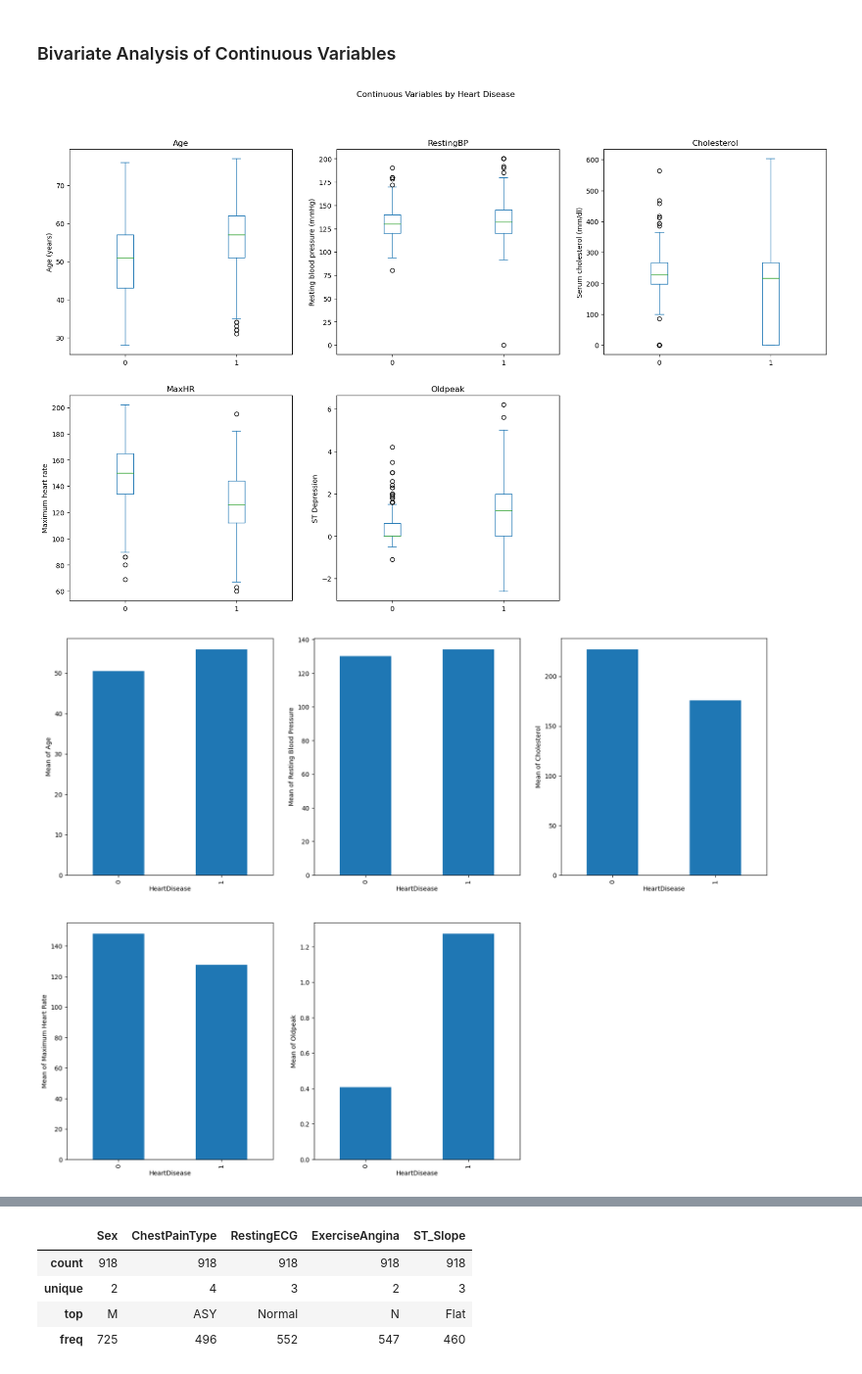
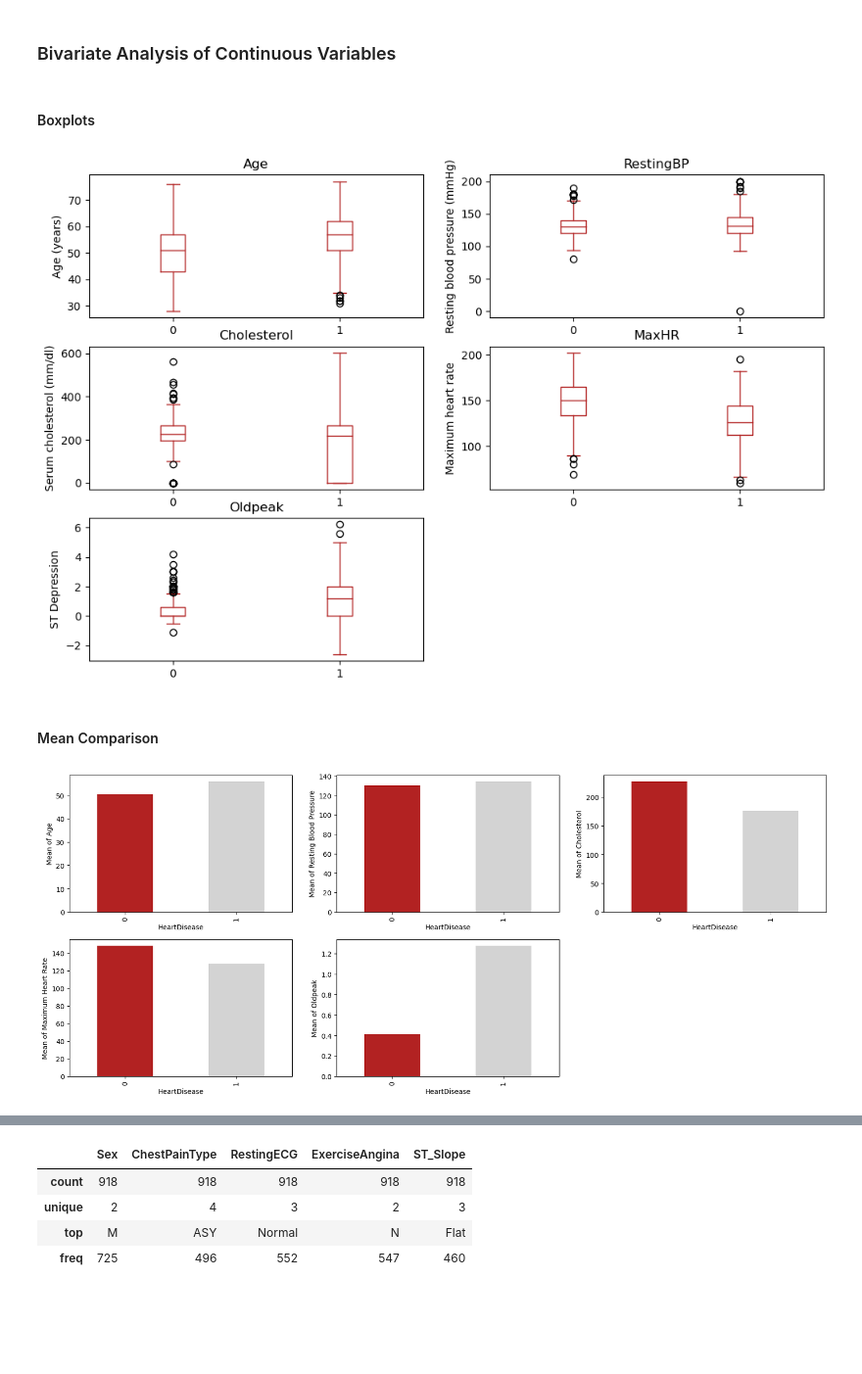
Before and after one commit to matthewstreets/heart-disease-classification, a Jupyter notebook: heart.ipynb, the cells around one changed output, grey strips where cells are left out. Shown at 98% size. Cells and saved outputs as stored; diff of their text form; code cells hidden in the pictures; blank space fills up the shorter version.

```diff
--- a/heart.ipynb
+++ b/heart.ipynb
@@ -211,24 +238,40 @@ plt.show()
 # %% [markdown]
 ### Bivariate Analysis of Continuous Variables
+# %% [markdown]
+#### Boxplots
 # %%
-fig, axes = plt.subplots(nrows = 2, ncols = 3, figsize = (20, 12))
-df.plot(ax = axes[0, 0], column = 'Age', by = 'HeartDisease', kind = 'box', ylabel = 'Age (years)', title = 'Continuous Variables by Heart Disease')
-df.plot(ax = axes[0, 1], column = 'RestingBP', by = 'HeartDisease', kind = 'box', ylabel = 'Resting blood pressure (mmHg)')
-df.plot(ax = axes[0, 2], column = 'Cholesterol', by = 'HeartDisease', kind = 'box', ylabel = 'Serum cholesterol (mm/dl)')
-df.plot(ax = axes[1, 0], column = 'MaxHR', by = 'HeartDisease', kind = 'box', ylabel = 'Maximum heart rate')
-df.plot(ax = axes[1, 1], column = 'Oldpeak', by = 'HeartDisease', kind = 'box', ylabel = 'ST Depression')
-fig.delaxes(axes[1,2])
+# creates the figure to hold the subplots
+fig, axes = plt.subplots(nrows = 3, ncols = 2, figsize = (12, 8))
+
+# creates the subplots
+df.plot(ax = axes[0, 0], column = 'Age', by = 'HeartDisease', kind = 'box', ylabel = 'Age (years)', color = 'firebrick')
+df.plot(ax = axes[0, 1], column = 'RestingBP', by = 'HeartDisease', kind = 'box', ylabel = 'Resting blood pressure (mmHg)', color = 'firebrick')
+df.plot(ax = axes[1, 0], column = 'Cholesterol', by = 'HeartDisease', kind = 'box', ylabel = 'Serum cholesterol (mm/dl)', color = 'firebrick')
+df.plot(ax = axes[1, 1], column = 'MaxHR', by = 'HeartDisease', kind = 'box', ylabel = 'Maximum heart rate', color = 'firebrick')
+df.plot(ax = axes[2, 0], column = 'Oldpeak', by = 'HeartDisease', kind = 'box', ylabel = 'ST Depression', color = 'firebrick')
+
+# removes the last subplot
+fig.delaxes(axes[2,1])
+
 plt.show()
 # %% [output]
-[figure, old version]
+[figure, new version]
+# %% [markdown]
+#### Mean Comparison
 # %%
-fig, axes = plt.subplots(nrows = 2, ncols = 3, figsize = (20, 15))
-df.groupby('HeartDisease')['Age'].mean().plot(ax = axes[0,0], kind = 'bar', ylabel = 'Mean of Age')
-df.groupby('HeartDisease')['RestingBP'].mean().plot(ax = axes[0, 1], kind = 'bar', ylabel = 'Mean of Resting Blood Pressure')
-df.groupby('HeartDisease')['Cholesterol'].mean().plot(ax = axes[0, 2], kind = 'bar', ylabel = 'Mean of Cholesterol')
-df.groupby('HeartDisease')['MaxHR'].mean().plot(ax = axes[1, 0], kind = 'bar', ylabel = 'Mean of Maximum Heart Rate')
-df.groupby('HeartDisease')['Oldpeak'].mean().plot(ax = axes[1, 1], kind = 'bar', ylabel = 'Mean of Oldpeak')
+# creates the figure to hold the subplots
+fig, axes = plt.subplots(nrows = 2, ncols = 3, figsize = (20, 8))
+
+# creates the subplots
+df.groupby('HeartDisease')['Age'].mean().plot(ax = axes[0,0], kind = 'bar', ylabel = 'Mean of Age', color = ['firebrick', 'lightgrey'])
+df.groupby('HeartDisease')['RestingBP'].mean().plot(ax = axes[0, 1], kind = 'bar', ylabel = 'Mean of Resting Blood Pressure', color = ['firebrick', 'lightgrey'])
+df.groupby('HeartDisease')['Cholesterol'].mean().plot(ax = axes[0, 2], kind = 'bar', ylabel = 'Mean of Cholesterol', color = ['firebrick', 'lightgrey'])
+df.groupby('HeartDisease')['MaxHR'].mean().plot(ax = axes[1, 0], kind = 'bar', ylabel = 'Mean of Maximum Heart Rate', color = ['firebrick', 'lightgrey'])
+df.groupby('HeartDisease')['Oldpeak'].mean().plot(ax = axes[1, 1], kind = 'bar', ylabel = 'Mean of Oldpeak', color = ['firebrick', 'lightgrey'])
+
+# removes the last subplot
 fig.delaxes(axes[1,2])
+
 plt.show()
 # %% [output]
-[figure, old version]
+[figure, new version]
```
Also changed, not shown: parts of 40 cells of this notebook, 1 other file.
